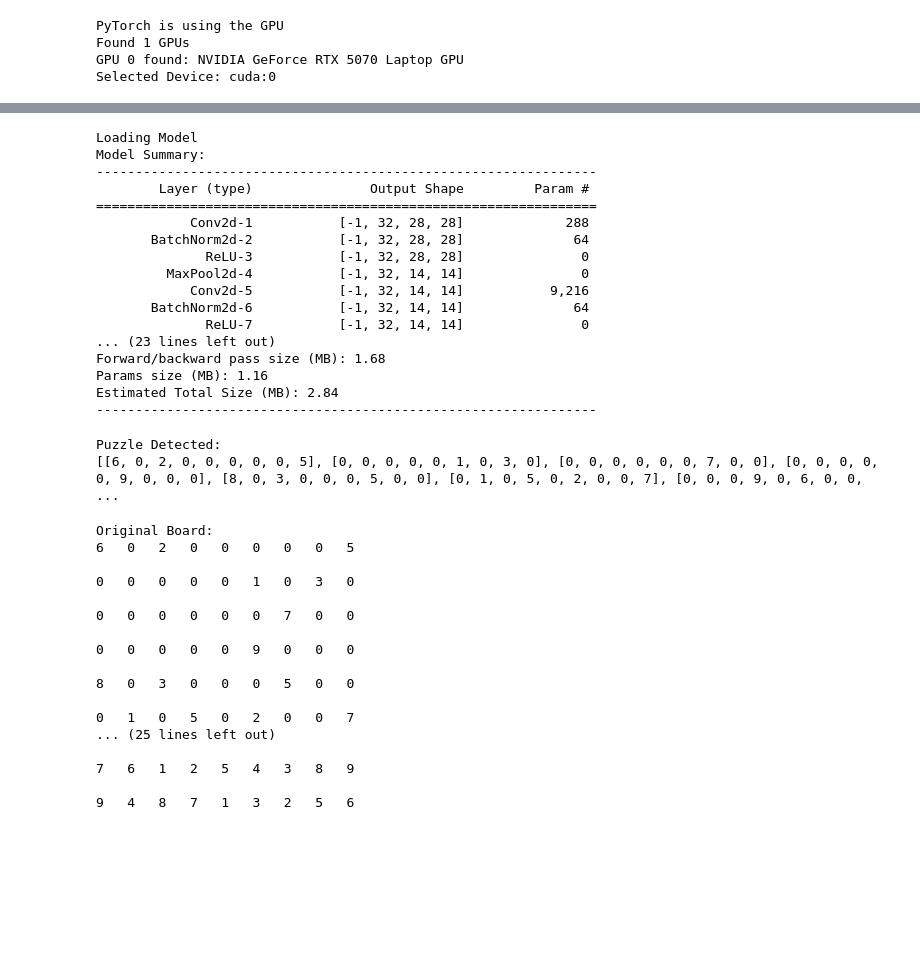
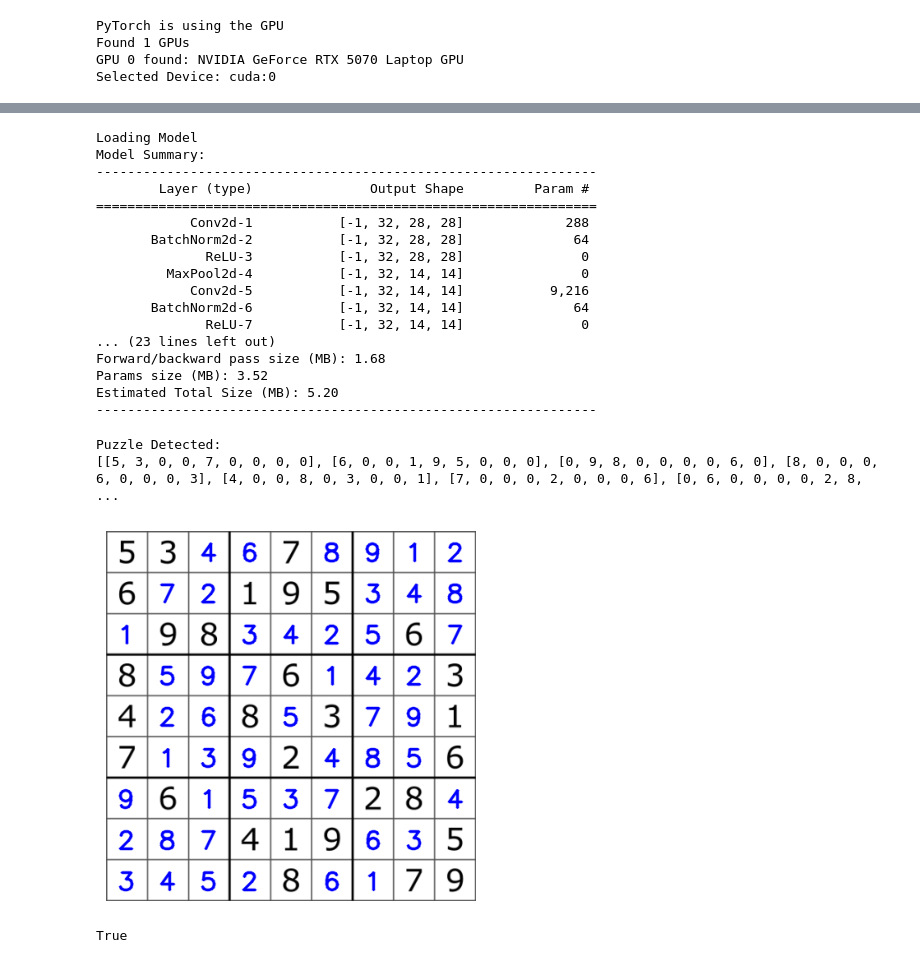
Before and after one commit to nkminion/SudokuSolverCNN, a Jupyter notebook: PyTorch/Sudoku.ipynb, the cells around one changed output, grey strips where cells are left out. Drawn from its saved outputs; the diff is of its cells as text; code cells hidden in the pictures; blank space fills up the shorter version.

```diff
--- a/PyTorch/Sudoku.ipynb
+++ b/PyTorch/Sudoku.ipynb
@@ -37,7 +39,7 @@ ThinVerticalKernel = cv2.getStructuringElement(cv2.MORPH_RECT , (1,17))
 ThinHorizontalKernel = cv2.getStructuringElement(cv2.MORPH_RECT , (17,1))
 
 #Images
-InputImg = cv2.imread("../TestQuestions/TestQuestion13.png")
+InputImg = cv2.imread("../TestQuestions/TestQuestion0.png")
 InputImgGS = cv2.cvtColor(InputImg , cv2.COLOR_BGR2GRAY)
 _,InputImgThresh = cv2.threshold(InputImgGS,127,255,cv2.THRESH_BINARY_INV)
 # %%
@@ -143,18 +137,18 @@ class MNISTModel(nn.Module):
 		self.flatten = nn.Flatten()
 
 		#Layer6
-		self.fc1 = nn.Linear(in_features=64*7*7,out_features=64)
+		self.fc1 = nn.Linear(in_features=64*7*7,out_features=256)
 		self.relu6 = nn.ReLU()
 
 		#Layer7
-		self.fc2 = nn.Linear(in_features=64,out_features=32)
+		self.fc2 = nn.Linear(in_features=256,out_features=64)
 		self.relu7 = nn.ReLU()
 
 		#DropoutLayer
 		self.dropout = nn.Dropout(p=0.2)
 
 		#Layer8
-		self.fc3 = nn.Linear(in_features=32,out_features=10)
+		self.fc3 = nn.Linear(in_features=6421,out_features=10)
 
 	def forward(self,x):
 
@@ -219,8 +213,8 @@ Model Summary:
               ReLU-7           [-1, 32, 14, 14]               0
 ... (23 lines left out)
 Forward/backward pass size (MB): 1.68
-Params size (MB): 1.16
-Estimated Total Size (MB): 2.84
+Params size (MB): 3.52
+Estimated Total Size (MB): 5.20
 ----------------------------------------------------------------
 # %%
 #Cell Segmentation and prediction
@@ -259,9 +253,13 @@ print(Cells)
 cv2.destroyAllWindows()
 # %% [output]
 Puzzle Detected:
-[[6, 0, 2, 0, 0, 0, 0, 0, 5], [0, 0, 0, 0, 0, 1, 0, 3, 0], [0, 0, 0, 0, 0, 0, 7, 0, 0], [0, 0, 0, 0, 0, 9, 0, 0, 0], [8, 0, 3, 0, 0, 0, 5, 0, 0], [0, 1, 0, 5, 0, 2, 0, 0, 7], [0, 0, 0, 9, 0, 6, 0, 0,  ...
+[[5, 3, 0, 0, 7, 0, 0, 0, 0], [6, 0, 0, 1, 9, 5, 0, 0, 0], [0, 9, 8, 0, 0, 0, 0, 6, 0], [8, 0, 0, 0, 6, 0, 0, 0, 3], [4, 0, 0, 8, 0, 3, 0, 0, 1], [7, 0, 0, 0, 2, 0, 0, 0, 6], [0, 6, 0, 0, 0, 0, 2, 8,  ...
 # %%
 #Solve Puzzle
+
+Height,Width = OutputImg.shape[:2]
+CellHeight = Height//9
+CellWidth = Width//9
 
 def FindNextEmpty(Puzzle):
 	for row in range(9):
@@ -282,62 +280,60 @@ def IsValid(Puzzle , guess , row , col):
 	if guess in Col:
 		return False
 
 	#Grid
 	RowStart = (row//3)*3
 	ColStart = (col//3)*3
 
 	for r in range(RowStart , RowStart+3):
 		for c in range(ColStart , ColStart+3):
 			if guess == Puzzle[r][c]:
 				return False
 
 	return True
 
-def SolvePuzzle(Puzzle):
+def SolvePuzzle(Puzzle,Image):
 	row,col = FindNextEmpty(Puzzle)
 
 	if row is None:
 		return True
 
+	CleanImg = Image.copy()
+
 	for guess in range(1,10):
 		if (IsValid(Puzzle,guess,row,col)):
+			Image[:] = CleanImg[:]
+
 			Puzzle[row][col] = guess
 
-			if SolvePuzzle(Puzzle):
+			x = col*CellWidth
+			y = row*CellHeight
+
+			Font = cv2.FONT_HERSHEY_SIMPLEX
+			FontScale = 1
+			Thickness = 2
+			Text = str(guess)
+			TextSize = cv2.getTextSize(Text,Font,FontScale,Thickness)[0]
+			TextX = x + (CellWidth - TextSize[0])//2
+			TextY = y + (CellHeight + TextSize[1])//2
+
+			cv2.putText(Image,Text,(TextX,TextY),Font,FontScale,(255,0,0),Thickness,cv2.LINE_AA)
+
+			TestImg = cv2.cvtColor(Image, cv2.COLOR_BGR2RGB)
+			clear_output(wait=True)
+			plt.imshow(TestImg)
+			plt.axis('off')
+			plt.show()
+
+			if SolvePuzzle(Puzzle,Image):
 				return True
 
 		Puzzle[row][col] = 0
+	Image = CleanImg[:]
 	return False
 
-print("Original Board: ")
-for r in range(9):
-	for c in range(9):
-		print(Cells[r][c] , end='   ')
-	print("\n")
-print("\n\n\n")
 SolvedCells = copy.deepcopy(Cells)
-print("Solved Board: ")
-SolvePuzzle(SolvedCells)
-for r in range(9):
-	for c in range(9):
-		print(SolvedCells[r][c] , end = '   ')
-	print("\n")
-print("\n\n\n")
+IterativeImg = copy.deepcopy(OutputImg)
+SolvePuzzle(SolvedCells,IterativeImg)
 # %% [output]
+[figure, added]
-Original Board:
-6   0   2   0   0   0   0   0   5
-
-0   0   0   0   0   1   0   3   0
-
-0   0   0   0   0   0   7   0   0
-
-0   0   0   0   0   9   0   0   0
-
-8   0   3   0   0   0   5   0   0
-
-0   1   0   5   0   2   0   0   7
-... (25 lines left out)
-
-7   6   1   2   5   4   3   8   9
-
-9   4   8   7   1   3   2   5   6
+True
```
Also changed, not shown: parts of 4 cells of this notebook, 6 other files.
